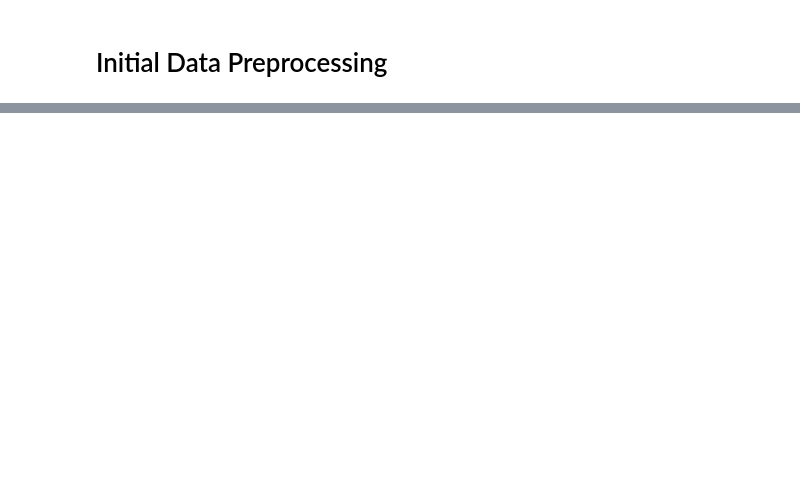
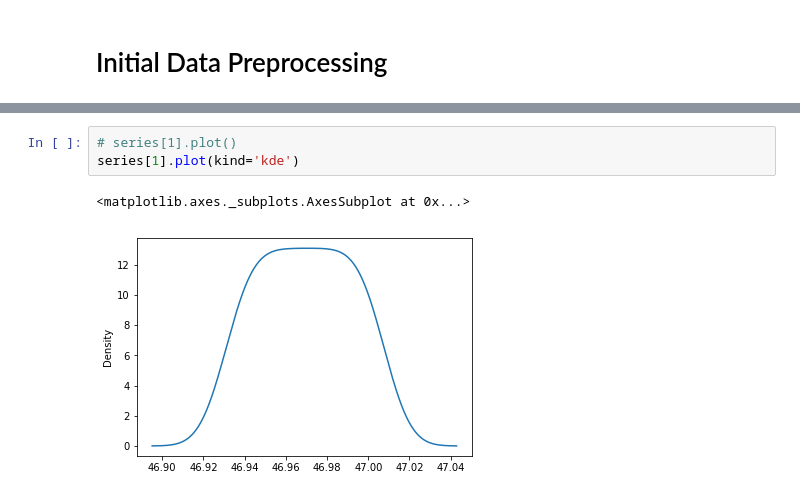
Before and after one commit to jesus-r-mendoza/Operations-Data-and-Mgmt-System, a Jupyter notebook: machine-learning/data-analysis/Data-Preprocessing.ipynb, the cells around one changed output, grey strips where cells are left out. Drawn from its saved outputs; the diff is of its cells as text; blank space fills up the shorter version.

```diff
--- a/machine-learning/data-analysis/Data-Preprocessing.ipynb
+++ b/machine-learning/data-analysis/Data-Preprocessing.ipynb
@@ -42,0 +82,6 @@ datetime.datetime(2012, 11, 11, 0, 0)
+# %%
+# series[1].plot()
+series[1].plot(kind='kde')
+# %% [output]
+<matplotlib.axes._subplots.AxesSubplot at 0x...>
+[figure, added]
```
Also changed, not shown: parts of 13 cells of this notebook.
